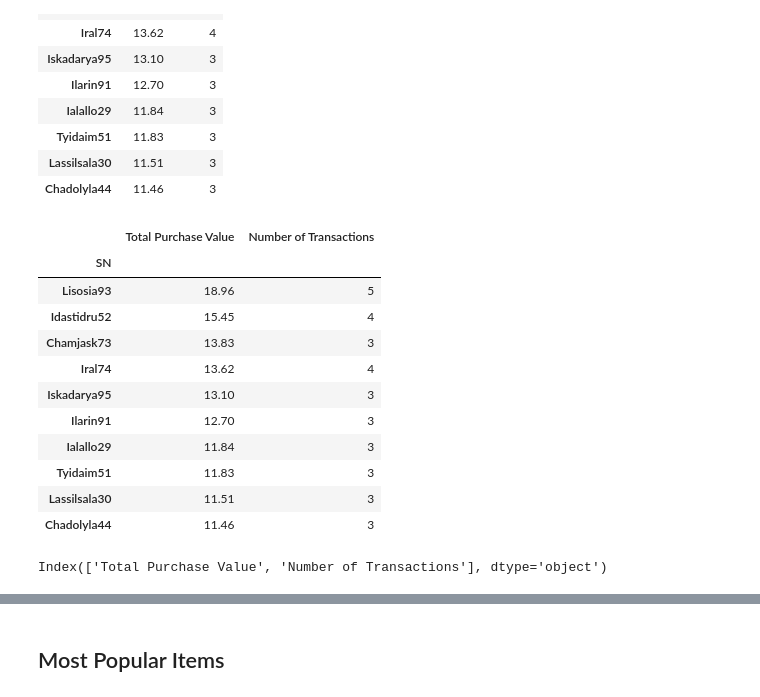
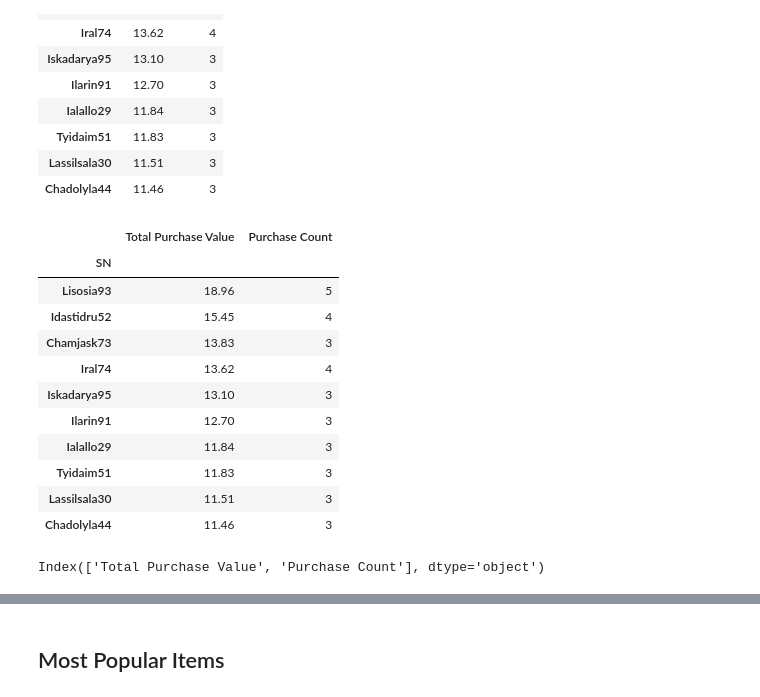
Before and after one commit to juliemcbaker/pandas-challenge, a Jupyter notebook: HeroesOfPymoli/HeroesOfPymoli_baker.ipynb, the cells around one changed output, grey strips where cells are left out. Cells and saved outputs as stored; diff of their text form; code cells hidden in the pictures.

```diff
--- a/HeroesOfPymoli/HeroesOfPymoli_baker.ipynb
+++ b/HeroesOfPymoli/HeroesOfPymoli_baker.ipynb
@@ -503,8 +470,10 @@ top10_spend_df
 | Chadolyla44 | 11.46 |
 # %%
 # THIS WORKS! TRANSACTION COUNT
-trans_counts_df = top_spenders_df.count()
-trans_counts_df
+
+# This df contains the number of transactions for each player
+purchase_counts_df = top_spenders_df.count()
+purchase_counts_df
 # %% [output]
 |  | Price |
 | SN |  |
@@ -521,9 +490,9 @@ trans_counts_df
 | Zontibe81 | 3 |
 576 rows × 1 columns
 # %%
-#   THIS WORKS *CONSIDER RENAMING TRANS ONE ABOVE*
+#   THIS WORKS
 # Do inner join of previous sections
-top10_hold_df = pd.merge(top10_spend_df, trans_counts_df, on='SN')
+top10_hold_df = pd.merge(top10_spend_df, purchase_counts_df, on='SN')
 top10_hold_df
 # %% [output]
 |  | Price_x | Price_y |
@@ -540,10 +509,10 @@ top10_hold_df
 | Chadolyla44 | 11.46 | 3 |
 # %%
 # Renaming columns
-top10_hold_df2 = top10_hold_df.rename(columns={'Price_x': 'Total Purchase Value', 'Price_y': 'Number of Transactions'})
+top10_hold_df2 = top10_hold_df.rename(columns={'Price_x': 'Total Purchase Value', 'Price_y': 'Purchase Count'})
 top10_hold_df2
 # %% [output]
-|  | Total Purchase Value | Number of Transactions |
+|  | Total Purchase Value | Purchase Count |
 | SN |  |  |
 | Lisosia93 | 18.96 | 5 |
 | Idastidru52 | 15.45 | 4 |
@@ -558,4 +527,4 @@ top10_hold_df2
 # %%
 top10_hold_df2.columns
 # %% [output]
-Index(['Total Purchase Value', 'Number of Transactions'], dtype='object')
+Index(['Total Purchase Value', 'Purchase Count'], dtype='object')
```
Also changed, not shown: parts of 12 cells of this notebook.
